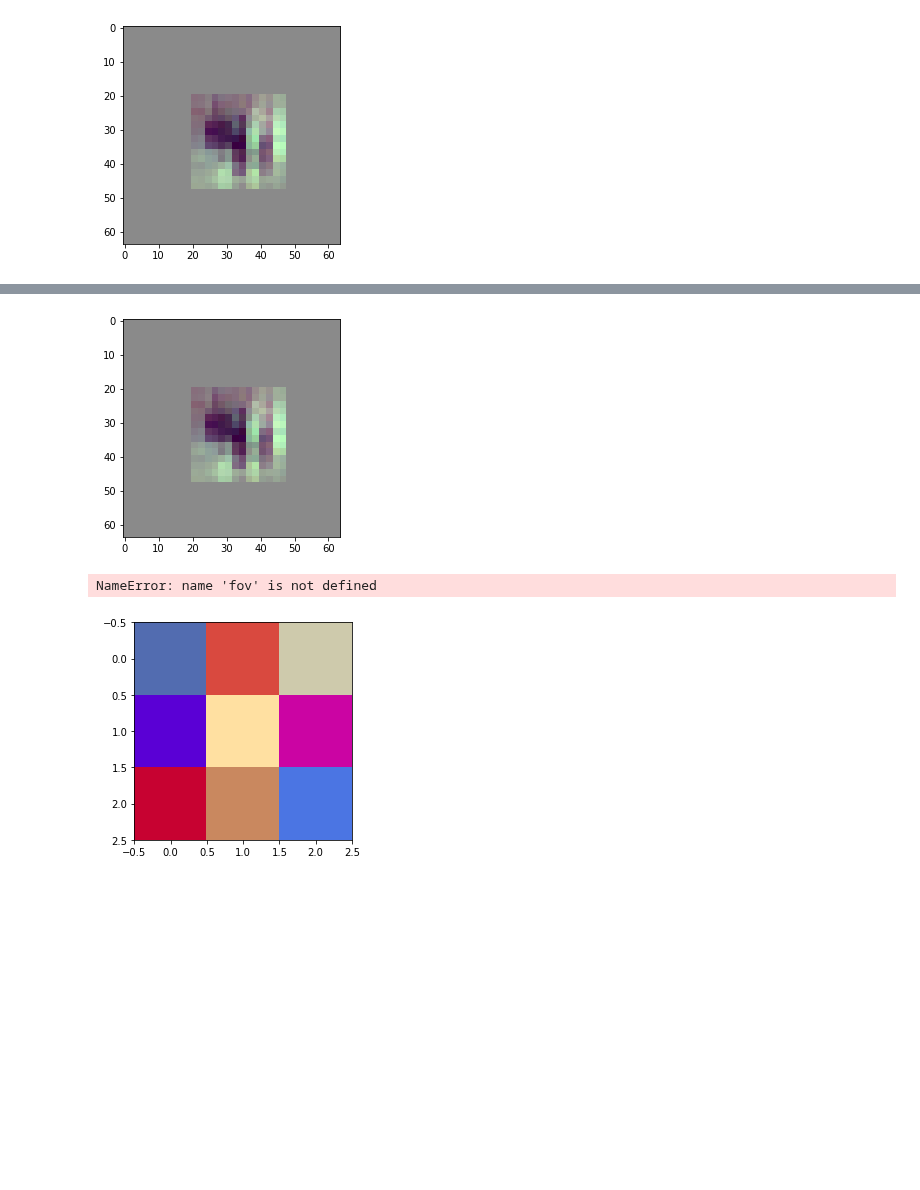
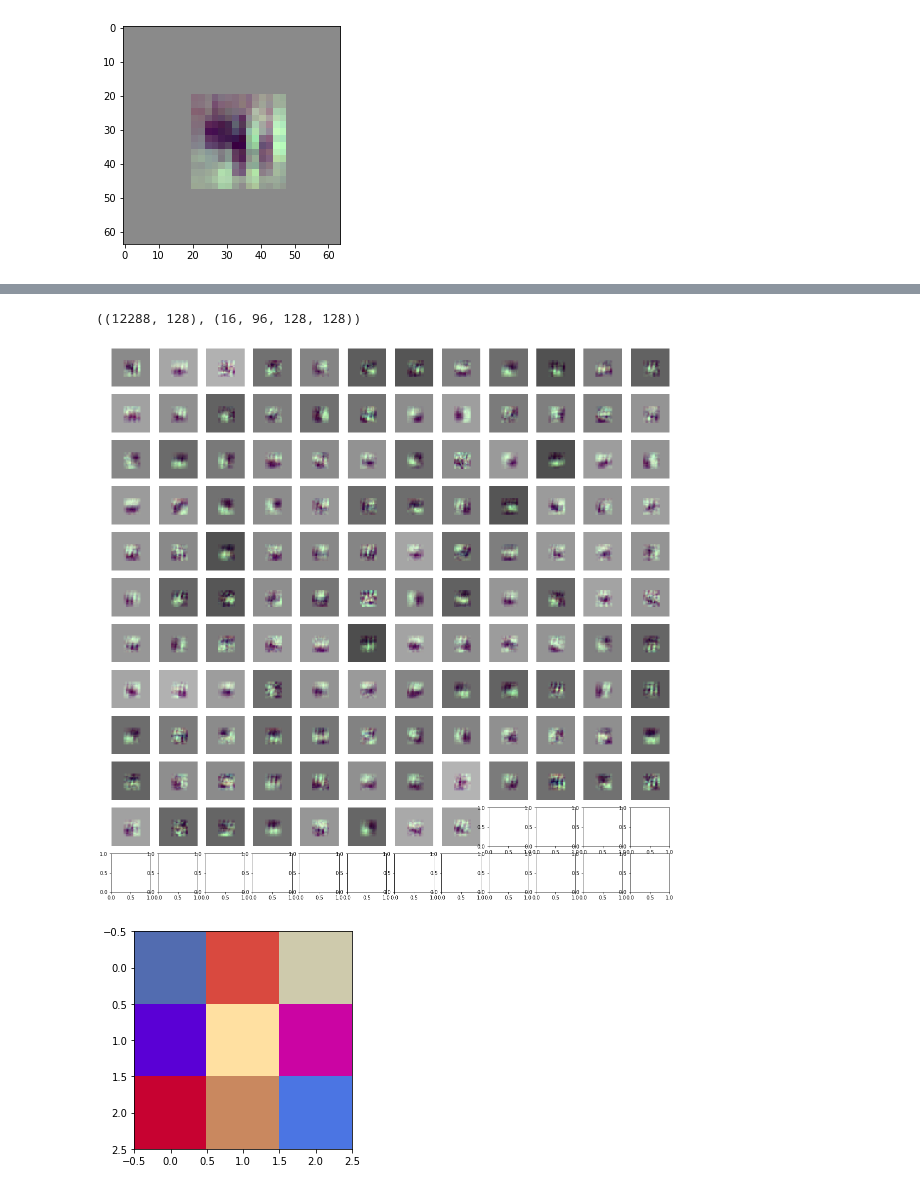
Before and after one commit to Jorgvt/perceptnet, a Jupyter notebook: Notebooks/Receptive_fields_PerceptNet.ipynb, the cells around one changed output, grey strips where cells are left out. Drawn from its saved outputs; the diff is of its cells as text; code cells hidden in the pictures; blank space fills up the shorter version.

Commit message:
Extracted the receptive field of every output channel and plotted it. Now requieres analysis.

```diff
--- a/Notebooks/Receptive_fields_PerceptNet.ipynb
+++ b/Notebooks/Receptive_fields_PerceptNet.ipynb
@@ -262,10 +264,10 @@ deltas_dataset = tf.data.Dataset.from_generator(obtain_receptive_field_gen,
 %%time
 fov = 32
 channel_to_keep = 0
-batch_size = 4
+batch_size = 10
 
 responses = np.empty(shape=(fov*2)*(fov*2)*channels)
-for i, delta in tqdm(enumerate(deltas_dataset.batch(batch_size))):
+for i, delta in tqdm(enumerate(deltas_dataset.batch(batch_size)), total=fov*2*fov*2*channels//batch_size):
     response = model.predict(delta)
     ## Now we keep only the center response of a specific channel
     response_height, response_width = response.shape[1:3] # [BatchDim, H, W, C]
@@ -289,26 +293,15 @@ plt.show()
 %%time
 fov = 32
 channel_to_keep = 0
+batch_size = 16
+output_channels = 128
 
-responses = np.empty(shape=(fov*2)*(fov*2)*channels)
-l = 0
-for i in tqdm(range(img_height//2-fov, img_height//2+fov), desc='outer'):
-    for j in range(img_width//2-fov, img_width//2+fov):
-        for k in range(channels):
-            zero = np.zeros((img_height, img_width, channels))
-            zero[i,j,k] = 1
-            response = model.predict(zero[None,:,:,:])
-            ## Now we keep only the center response of a specific channel
-            response_height, response_width = response.shape[1:3] # [BatchDim, H, W, C]
-            # responses.append(response[0,response_height//2,response_width//2,channel_to_keep])
-            responses[l] = response[0,response_height//2,response_width//2,channel_to_keep]
-            l += 1
-    #         break
-    #     break
+responses = np.empty(shape=((fov*2)*(fov*2)*channels, output_channels))
+for i, delta in tqdm(enumerate(deltas_dataset.batch(batch_size)), total=fov*2*fov*2*channels//batch_size):
+    response = model.predict(delta)
+    ## Now we keep only the center response of a specific channel
+    response_height, response_width = response.shape[1:3] # [BatchDim, H, W, C]
+    # responses.append(response[0,response_height//2,response_width//2,channel_to_keep])
+    responses[i*batch_size:i*batch_size+batch_size] = response[:,response_height//2,response_width//2,:]
     # break
-
-## Turn the list into an array
-receptive_field = np.array(responses)
-## Reshape so it has image-like shape and is plotable
-receptive_field = receptive_field.reshape((fov*2, fov*2, channels))
 # %% [output]
@@ -342,10 +309,0 @@ rf.shape
-# %%
-plt.imshow(rf)
-plt.show()
-# %% [output]
-[figure, removed]
-# %%
-plt.imshow(rf[fov-6:fov+6, fov-6:fov+6,:])
-plt.show()
-# %% [output]
-NameError: name 'fov' is not defined
@@ -380,3 +310,21 @@ rf_func.shape
+# %%
+responses.shape, response.shape
+# %% [output]
+((12288, 128), (16, 96, 128, 128))
+# %%
+nrows, ncols = [int(np.ceil(np.sqrt(output_channels)))]*2
+fig, ax = plt.subplots(nrows, ncols, figsize=(20,20))
+ax = ax.ravel()
+for ch in range(output_channels):
+    ch_response = responses[:,ch]
+    ch_response = ch_response.reshape((fov*2, fov*2, channels))
+    ch_response = (ch_response - ch_response.min()) / (ch_response.max() - ch_response.min())
+    ax[ch].imshow(ch_response)
+    ax[ch].axis('off')
+    # break
+plt.show()
+# %% [output]
+[figure, added]
 # %%
 # Thrid, (3)
 filters, biases = [layer.get_weights() for layer in model.layers if layer.name == 'conv2d'][0]
```
Also changed, not shown: parts of 10 cells of this notebook.
